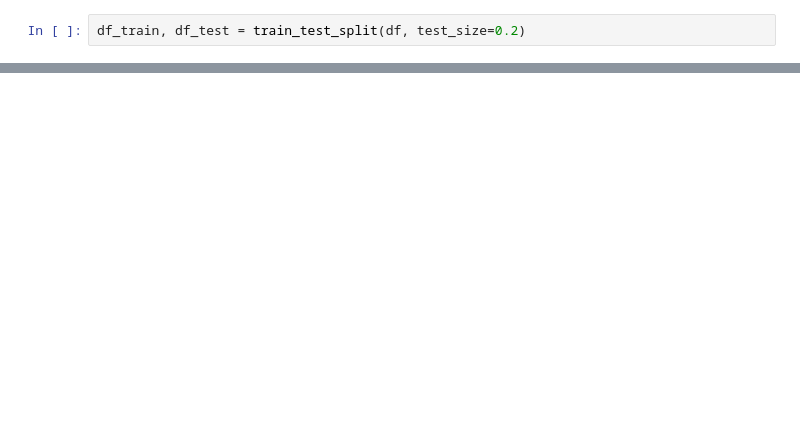
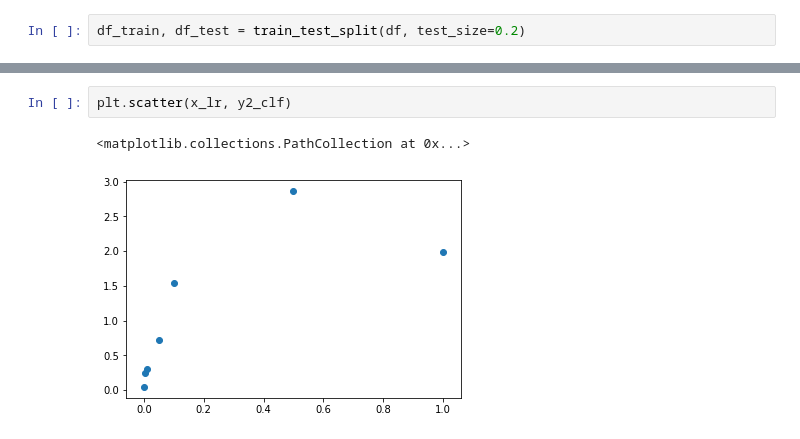
Before and after one commit to pFiT2700/sale_prediction, a Jupyter notebook: solution_sales.ipynb, the cells around one changed output, grey strips where cells are left out. Saved outputs shown, nothing was run; the diff lists cells and outputs as text; blank space fills up the shorter version.

```diff
--- a/solution_sales.ipynb
+++ b/solution_sales.ipynb
@@ -146,0 +177,5 @@ plt.scatter(x,y2)
+# %%
+plt.scatter(x_lr, y2_clf)
+# %% [output]
+<matplotlib.collections.PathCollection at 0x...>
+[figure, added]
```
Also changed, not shown: parts of 12 cells of this notebook, 1 other file.
